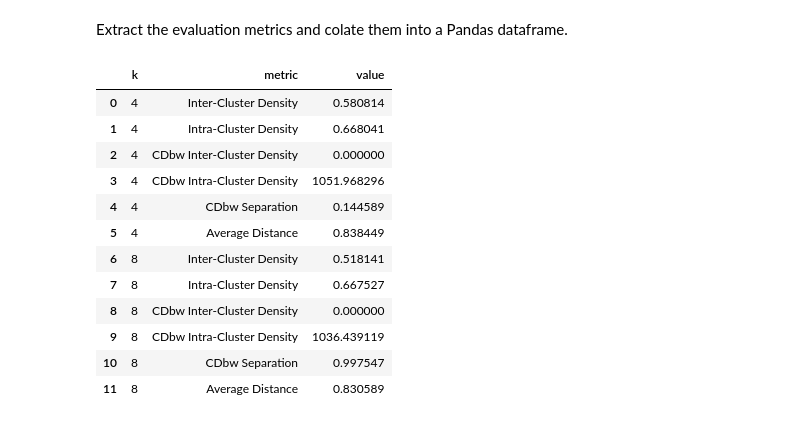
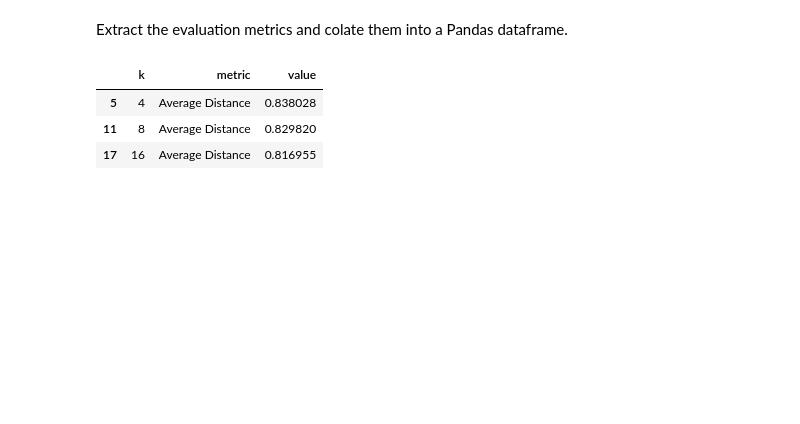
Before and after one commit to sreent/big-data-analysis, a Jupyter notebook: Clustering using Mahout on Lena.ipynb, the cells around one changed output. Cells and saved outputs as stored; diff of their text form; code cells hidden in the pictures; blank space fills up the shorter version.

```diff
--- a/Clustering using Mahout on Lena.ipynb
+++ b/Clustering using Mahout on Lena.ipynb
@@ -719,34 +685,30 @@ Extract the evaluation metrics and colate them into a Pandas dataframe.
 # %%
 import pandas as pd
 
-evaluations = []
+metrics = []
 for k in [4, 8, 16] :
+    # we can leave it out if we don't need evaluations produced by Mahout
     eval_fpath = "./mahout/output/evaluations-" + str(k) + ".txt"
-    dist_fpath = "./mahout/output/distances-" + str(k) + ".txt"
 
+    # cluster dump file required to compute average cluster distance
+    dump_fpath = "./mahout/output/cluster-dump-" + str(k) + ".txt"
+
+    # we can leave it out if we don't need evaluations produced by Mahout
     with open(eval_fpath) as f:
         for line in f.readlines() :
             metric, value = line.split(": ")
             value = float(value.replace("\n", ""))
-            evaluations.append([k, metric, value])
+            metrics.append([k, metric, value])
 
-    # add average distance to the list of evaluation metrics
-    evaluations.append([k, "Average Distance", average_cluster_distance(dist_fpath)])
 
-evaluations = pd.DataFrame(data=evaluations, columns=["k", "metric", "value"])
+    # compute average distance and append to the list of evalution metrics
+    metrics.append([k, "Average Distance", average_cluster_distance(dump_fpath)])
 
-evaluations.head(12)
+metrics = pd.DataFrame(data=metrics, columns=["k", "metric", "value"])
-# %% [output]
-|  | k | metric | value |
-| 0 | 4 | Inter-Cluster Density | 0.580814 |
-| 1 | 4 | Intra-Cluster Density | 0.668041 |
-| 2 | 4 | CDbw Inter-Cluster Density | 0.000000 |
-| 3 | 4 | CDbw Intra-Cluster Density | 1051.968296 |
-| 4 | 4 | CDbw Separation | 0.144589 |
-| 5 | 4 | Average Distance | 0.838449 |
-| 6 | 8 | Inter-Cluster Density | 0.518141 |
-| 7 | 8 | Intra-Cluster Density | 0.667527 |
-| 8 | 8 | CDbw Inter-Cluster Density | 0.000000 |
-| 9 | 8 | CDbw Intra-Cluster Density | 1036.439119 |
-| 10 | 8 | CDbw Separation | 0.997547 |
-| 11 | 8 | Average Distance | 0.830589 |
+# %%
+metrics[metrics["metric"]=="Average Distance"]
+# %% [output]
+|  | k | metric | value |
+| 5 | 4 | Average Distance | 0.838028 |
+| 11 | 8 | Average Distance | 0.829820 |
+| 17 | 16 | Average Distance | 0.816955 |
```
Also changed, not shown: parts of 19 cells of this notebook.
